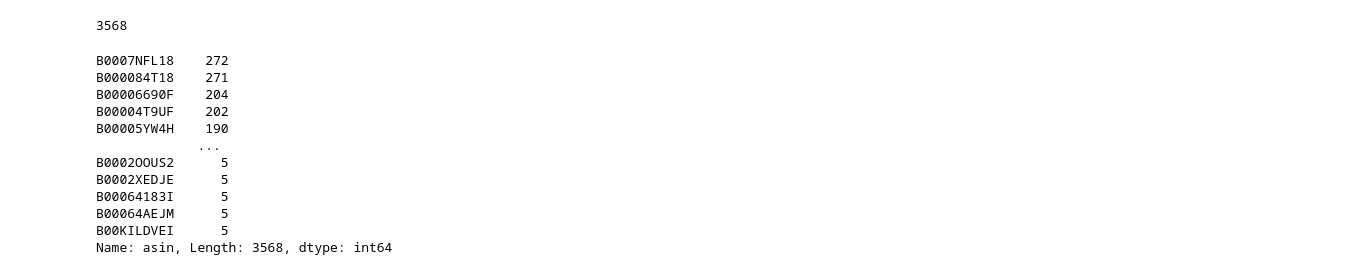
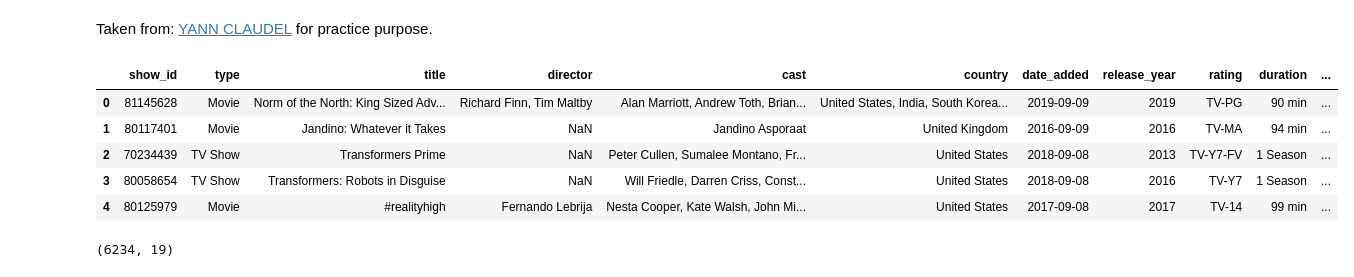
Before and after one commit to mequanent/Recommendation-System-Exercises, a Jupyter notebook: HCC-Project_110761504.ipynb, the cells around one changed output. Cells and saved outputs as stored; diff of their text form; code cells hidden in the pictures.

```diff
--- a/HCC-Project_110761504.ipynb
+++ b/HCC-Project_110761504.ipynb
@@ -89,19 +9,0 @@ Name: reviewerID, Length: 5541, dtype: int64
-# %%
-len(music_data.asin.unique())
-# %% [output]
-3568
-# %%
-music_data.asin.value_counts() # How many total apps are there in the dataset
-# %% [output]
-B0007NFL18    272
-B000084T18    271
-B00006690F    204
-B00004T9UF    202
-B00005YW4H    190
-             ...
-B0002OOUS2      5
-B0002XEDJE      5
-B00064183I      5
-B00064AEJM      5
-B00KILDVEI      5
-Name: asin, Length: 3568, dtype: int64
@@ -109,0 +10,2 @@ meta_music_data = pd.read_json("meta_Digital_Music.json", lines=True)
+# %% [markdown]
+Taken from: [YANN CLAUDEL](https://www.kaggle.com/code/yclaudel/recommendation-engine-with-networkx/notebook)  for practice purpose.
@@ -109,0 +21,28 @@ meta_music_data = pd.read_json("meta_Digital_Music.json", lines=True)
+# %%
+# load the data
+df = pd.read_csv('netflix_titles.csv')
+# convert to datetime
+df["date_added"] = pd.to_datetime(df['date_added'])
+df['year'] = df['date_added'].dt.year
+df['month'] = df['date_added'].dt.month
+df['day'] = df['date_added'].dt.day
+# convert columns "director, listed_in, cast and country" in columns that contain a real list
+# the strip function is applied on the elements
+# if the value is NaN, the new column contains a empty list []
+df['directors'] = df['director'].apply(lambda l: [] if pd.isna(l) else [i.strip() for i in l.split(",")])
+df['categories'] = df['listed_in'].apply(lambda l: [] if pd.isna(l) else [i.strip() for i in l.split(",")])
+df['actors'] = df['cast'].apply(lambda l: [] if pd.isna(l) else [i.strip() for i in l.split(",")])
+df['countries'] = df['country'].apply(lambda l: [] if pd.isna(l) else [i.strip() for i in l.split(",")])
+
+df.head()
+# %% [output]
+|  | show_id | type | title | director | cast | country | date_added | release_year | rating | duration | ... |
+| 0 | 81145628 | Movie | Norm of the North: King Sized Adv... | Richard Finn, Tim Maltby | Alan Marriott, Andrew Toth, Brian... | United States, India, South Korea... | 2019-09-09 | 2019 | TV-PG | 90 min | ... |
+| 1 | 80117401 | Movie | Jandino: Whatever it Takes | NaN | Jandino Asporaat | United Kingdom | 2016-09-09 | 2016 | TV-MA | 94 min | ... |
+| 2 | 70234439 | TV Show | Transformers Prime | NaN | Peter Cullen, Sumalee Montano, Fr... | United States | 2018-09-08 | 2013 | TV-Y7-FV | 1 Season | ... |
+| 3 | 80058654 | TV Show | Transformers: Robots in Disguise | NaN | Will Friedle, Darren Criss, Const... | United States | 2018-09-08 | 2016 | TV-Y7 | 1 Season | ... |
+| 4 | 80125979 | Movie | #realityhigh | Fernando Lebrija | Nesta Cooper, Kate Walsh, John Mi... | United States | 2017-09-08 | 2017 | TV-14 | 99 min | ... |
+# %%
+print(df.shape)
+# %% [output]
+(6234, 19)
```
Also changed, not shown: parts of 18 cells of this notebook.
